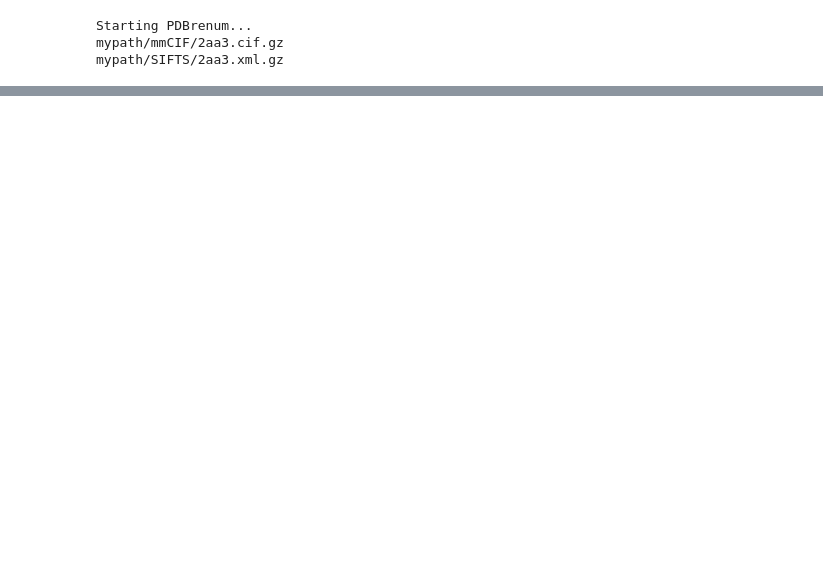
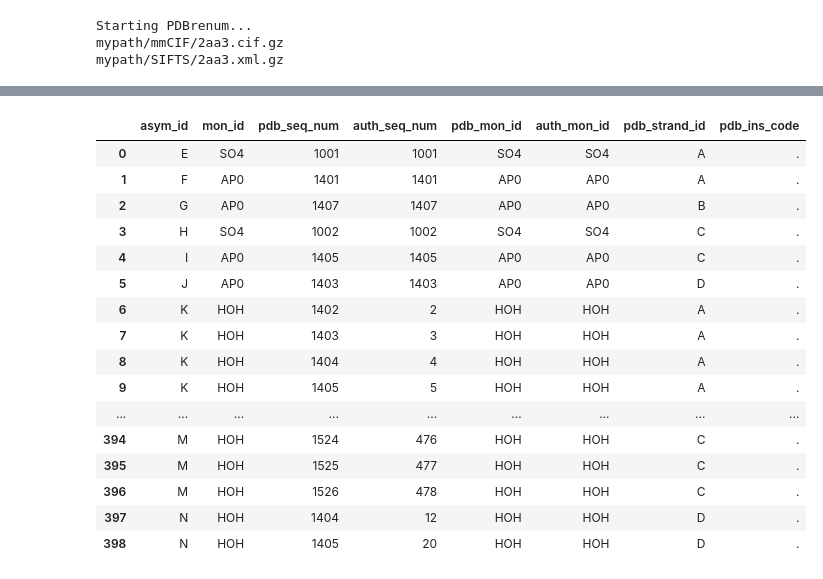
Before and after one commit to Faezov/PDBrenum, a Jupyter notebook: sifts_parser.ipynb, the cells around one changed output, grey strips where cells are left out. Drawn from its saved outputs; the diff is of its cells as text; code cells hidden in the pictures; blank space fills up the shorter version.

```diff
--- a/sifts_parser.ipynb
+++ b/sifts_parser.ipynb
@@ -250,0 +526,20 @@ old
+# %%
+nonpoly_seq_scheme_df
+# %% [output]
+|  | asym_id | mon_id | pdb_seq_num | auth_seq_num | pdb_mon_id | auth_mon_id | pdb_strand_id | pdb_ins_code |
+| 0 | E | SO4 | 1001 | 1001 | SO4 | SO4 | A | . |
+| 1 | F | AP0 | 1401 | 1401 | AP0 | AP0 | A | . |
+| 2 | G | AP0 | 1407 | 1407 | AP0 | AP0 | B | . |
+| 3 | H | SO4 | 1002 | 1002 | SO4 | SO4 | C | . |
+| 4 | I | AP0 | 1405 | 1405 | AP0 | AP0 | C | . |
+| 5 | J | AP0 | 1403 | 1403 | AP0 | AP0 | D | . |
+| 6 | K | HOH | 1402 | 2 | HOH | HOH | A | . |
+| 7 | K | HOH | 1403 | 3 | HOH | HOH | A | . |
+| 8 | K | HOH | 1404 | 4 | HOH | HOH | A | . |
+| 9 | K | HOH | 1405 | 5 | HOH | HOH | A | . |
+| ... | ... | ... | ... | ... | ... | ... | ... | ... |
+| 394 | M | HOH | 1524 | 476 | HOH | HOH | C | . |
+| 395 | M | HOH | 1525 | 477 | HOH | HOH | C | . |
+| 396 | M | HOH | 1526 | 478 | HOH | HOH | C | . |
+| 397 | N | HOH | 1404 | 12 | HOH | HOH | D | . |
+| 398 | N | HOH | 1405 | 20 | HOH | HOH | D | . |
```
Also changed, not shown: parts of 19 cells of this notebook, 2 other files.
